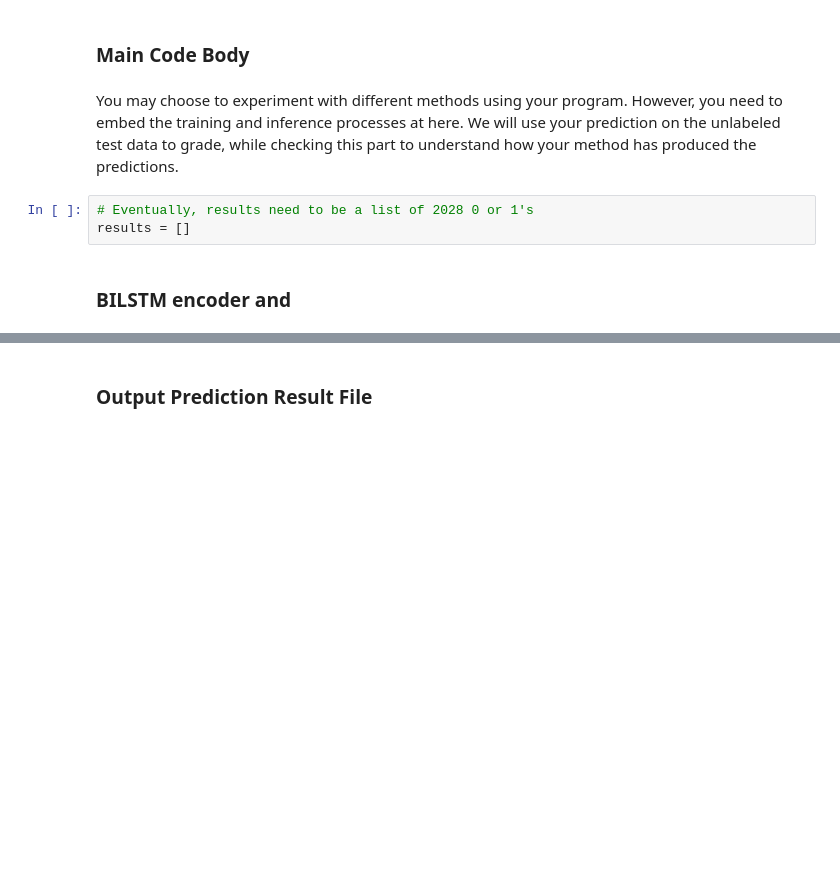
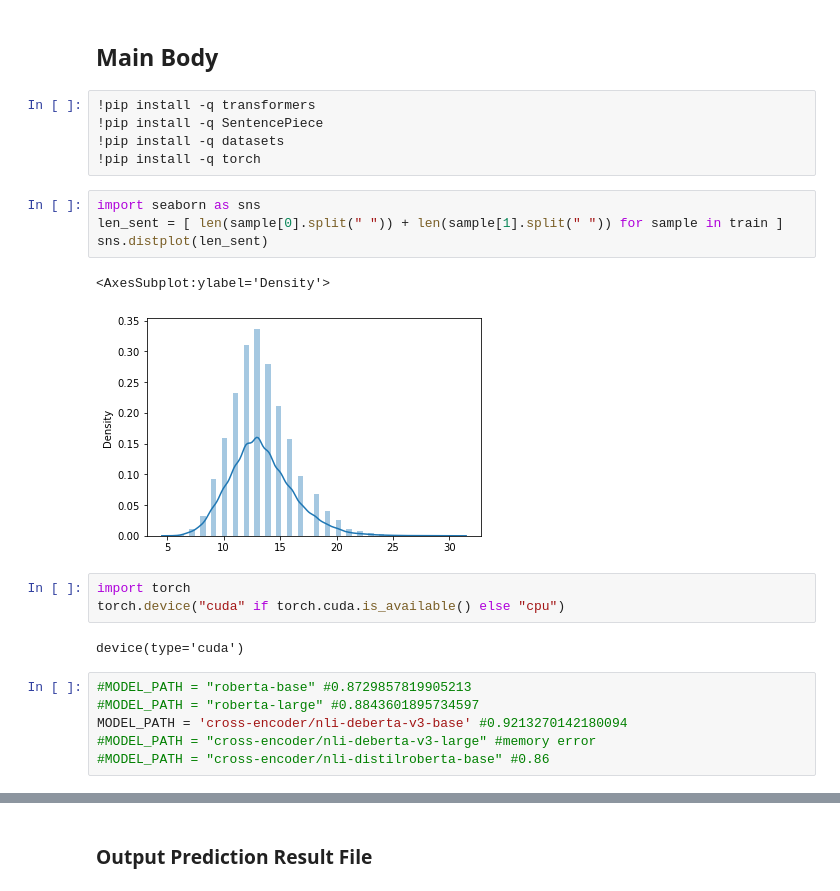
Before and after one commit to adityajn105/MSCS_usc_notes_hw, a Jupyter notebook: CSCI 544/Assignment 4/main.ipynb, the cells around one changed output, grey strips where cells are left out. Cells and saved outputs as stored; diff of their text form; blank space fills up the shorter version.

```diff
--- a/CSCI 544/Assignment 4/main.ipynb
+++ b/CSCI 544/Assignment 4/main.ipynb
@@ -42,9 +38,25 @@ print (test[:3])
 # %% [markdown]
-### Main Code Body
+## **Main Body**
-# %% [markdown]
-You may choose to experiment with different methods using your program. However, you need to embed the training and inference processes at here. We will use your prediction on the unlabeled test data to grade, while checking this part to understand how your method has produced the predictions.
-# %%
-# Eventually, results need to be a list of 2028 0 or 1's
-results = []
-# %% [markdown]
-### BILSTM encoder and
+# %%
+!pip install -q transformers
+!pip install -q SentencePiece
+!pip install -q datasets
+!pip install -q torch
+# %%
+import seaborn as sns
+len_sent = [ len(sample[0].split(" ")) + len(sample[1].split(" ")) for sample in train ]
+sns.distplot(len_sent)
+# %% [output]
+<AxesSubplot:ylabel='Density'>
+[figure, added]
+# %%
+import torch
+torch.device("cuda" if torch.cuda.is_available() else "cpu")
+# %% [output]
+device(type='cuda')
+# %%
+#MODEL_PATH = "roberta-base" #0.8729857819905213
+#MODEL_PATH = "roberta-large" #0.8843601895734597
+MODEL_PATH = 'cross-encoder/nli-deberta-v3-base' #0.9213270142180094
+#MODEL_PATH = "cross-encoder/nli-deberta-v3-large" #memory error
+#MODEL_PATH = "cross-encoder/nli-distilroberta-base" #0.86
```
Also changed, not shown: parts of 21 cells of this notebook, 2 other files.
